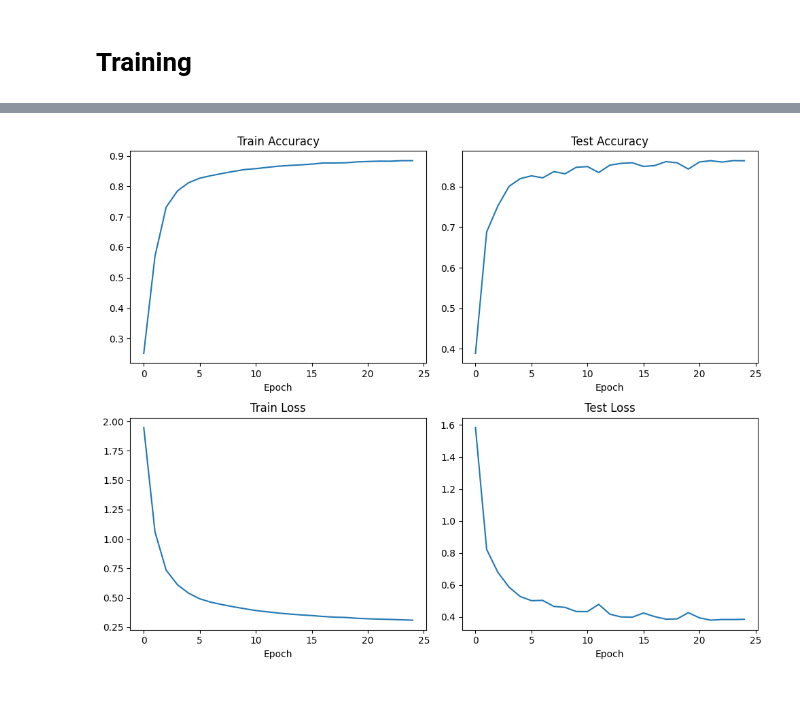
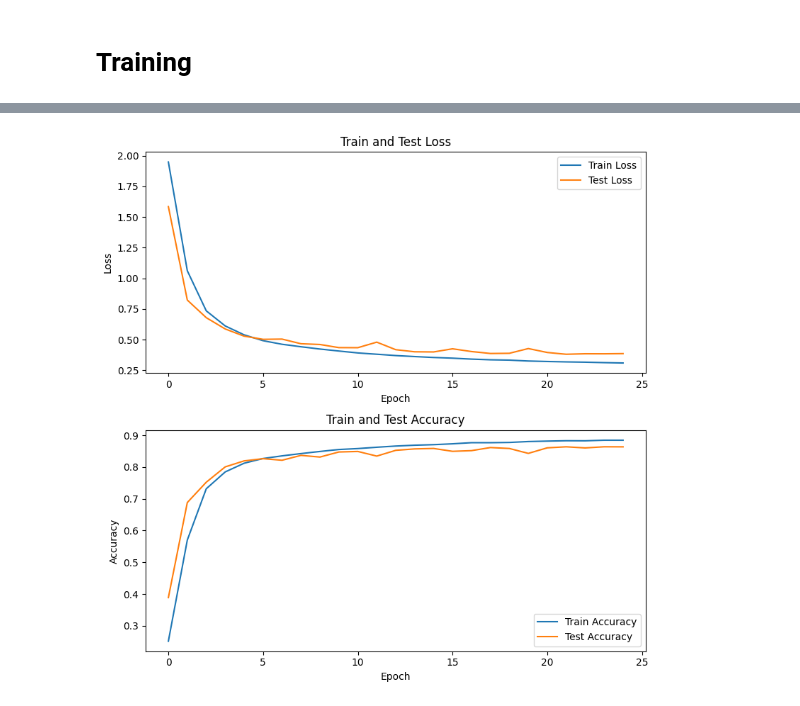
Before and after one commit to MojTabaa4/Fashion-MNIST-classifier, a Jupyter notebook: fashion_MNIST_classifier.ipynb, the cells around one changed output, grey strips where cells are left out. Cells and saved outputs as stored; diff of their text form; code cells hidden in the pictures.

```diff
--- a/fashion_MNIST_classifier.ipynb
+++ b/fashion_MNIST_classifier.ipynb
@@ -676,25 +676,23 @@ Epoch 25:
 # %%
 check_log = log[0]
 
-fig, axs = plt.subplots(2, 2, figsize=(10, 8))
+fig, axs = plt.subplots(2, figsize=(8, 8))
 
-axs[0, 0].plot(check_log['train_accuracy'])
-axs[0, 0].set_title('Train Accuracy')
-axs[0, 0].set_xlabel('Epoch')
+axs[0].plot(check_log['train_loss'], label='Train Loss')
+axs[0].plot(check_log['test_loss'], label='Test Loss')
+axs[0].set_title('Train and Test Loss')
+axs[0].set_xlabel('Epoch')
+axs[0].set_ylabel('Loss')
+axs[0].legend()
 
-axs[0, 1].plot(check_log['test_accuracy'])
-axs[0, 1].set_title('Test Accuracy')
-axs[0, 1].set_xlabel('Epoch')
-
-axs[1, 0].plot(check_log['train_loss'])
-axs[1, 0].set_title('Train Loss')
-axs[1, 0].set_xlabel('Epoch')
-
-axs[1, 1].plot(check_log['test_loss'])
-axs[1, 1].set_title('Test Loss')
-axs[1, 1].set_xlabel('Epoch')
+axs[1].plot(check_log['train_accuracy'], label='Train Accuracy')
+axs[1].plot(check_log['test_accuracy'], label='Test Accuracy')
+axs[1].set_title('Train and Test Accuracy')
+axs[1].set_xlabel('Epoch')
+axs[1].set_ylabel('Accuracy')
+axs[1].legend()
 
 plt.tight_layout()
 plt.show()
 # %% [output]
-[figure, old version]
+[figure, new version]
```
